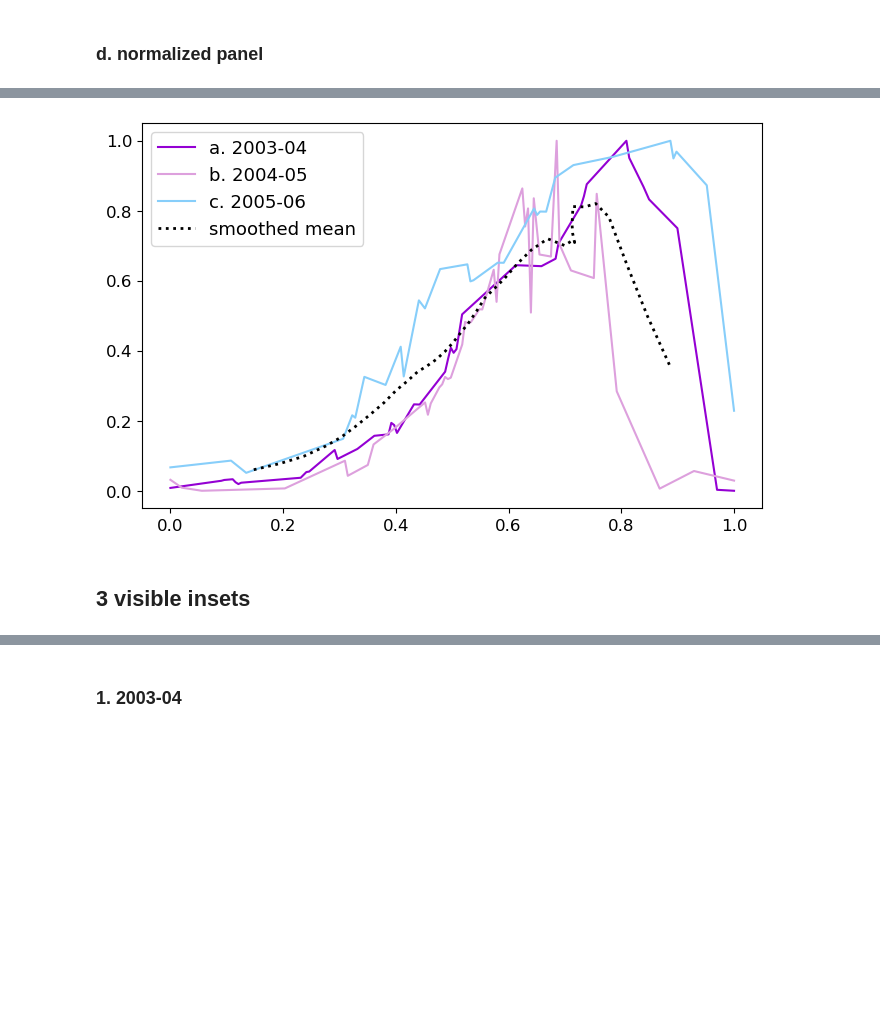
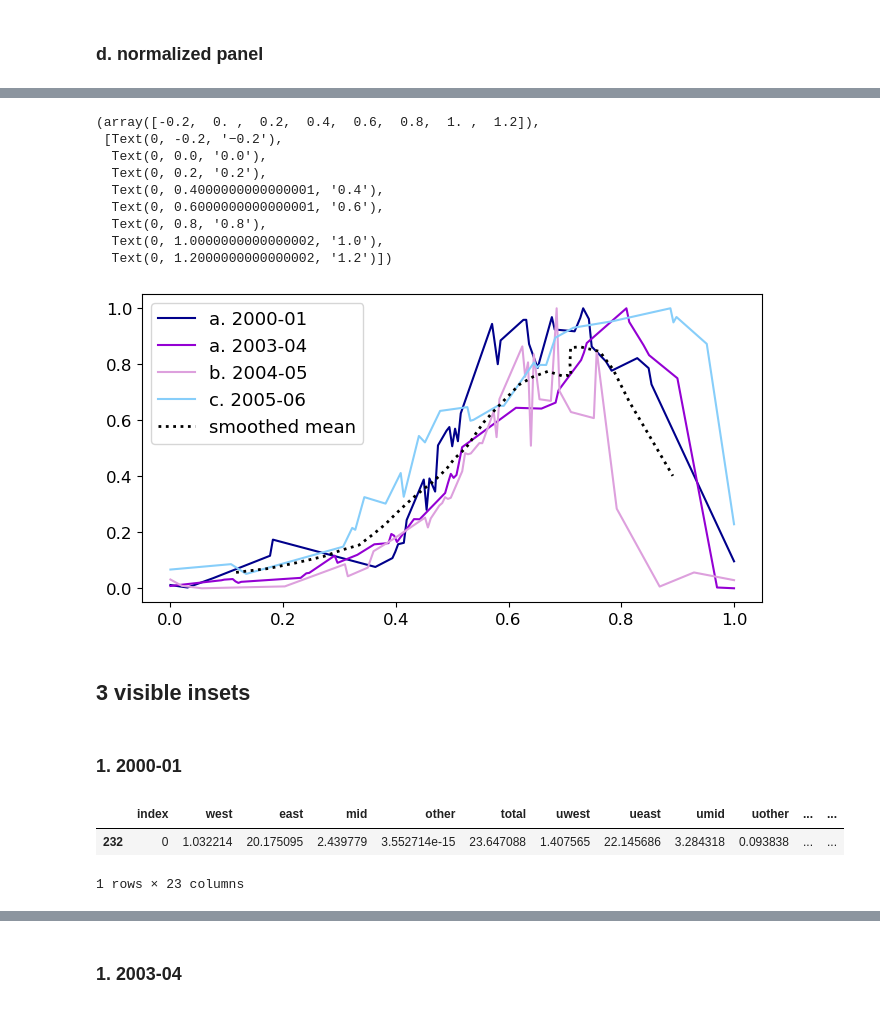
Before and after one commit to elenasavidge/polynyatimeseries, a Jupyter notebook: fig3.ipynb, the cells around one changed output, grey strips where cells are left out. Drawn from its saved outputs; the diff is of its cells as text; code cells hidden in the pictures; blank space fills up the shorter version.

```diff
--- a/fig3.ipynb
+++ b/fig3.ipynb
@@ -43,0 +46,3 @@ vis = pd.read_pickle('visible_area_effectivepixel_fixed_v2')
+# %%
+# contrain dates
+df2000_2001 = vis[(vis['Date']>='2000-6-1') & (vis['Date']<'2001-6-1')]
@@ -43,0 +71,12 @@ vis = pd.read_pickle('visible_area_effectivepixel_fixed_v2')
+# %%
+# check chnage in area from subsequent total rows
+df2000_2001['change']= (df2000_2001['total']-df2000_2001['total'].shift()) #km/2
+
+# Need to convert time delta column to integers for any subsequent calc
+df2000_2001['days'] = df2000_2001['time_diff'].dt.days
+
+# Get rate (km2/day) of change between measurements
+df2000_2001['change_rate']= (df2000_2001['change']/df2000_2001['days']) #km2/day
+
+# sort by ascending date
+df2000_2001.sort_values(by='Date').head()
@@ -343,6 +451,7 @@ growthrate0506
 ### d. normalized panel
 # %%
 # make sure ordered by date
+df2000_2001 = df2000_2001.sort_values(by='Date') # add
 df2003_2004 = df2003_2004.sort_values(by='Date')
 df2004_2005 = df2004_2005.sort_values(by='Date')
 df2005_2006 = df2005_2006.sort_values(by='Date')
@@ -352,6 +461,8 @@ df2005_2006 = df2005_2006.sort_values(by='Date')
 # Normalize
 
 # y axis by max area
+df2000_2001['area_norm'] = (df2000_2001.total)/(df2000_2001.total.max()) #add
+
 df2003_2004['area_norm'] = (df2003_2004.total)/(df2003_2004.total.max())
 
 df2004_2005['area_norm'] = (df2004_2005.total)/(df2004_2005.total.max())
@@ -359,6 +470,9 @@ df2004_2005['area_norm'] = (df2004_2005.total)/(df2004_2005.total.max())
 df2005_2006['area_norm'] = (df2005_2006.total)/(df2005_2006.total.max())
 
 # x axis by days since open
+df2000_2001['days_since_open']= df2000_2001.Date - df2000_2001.Date.iloc[0]
+df2000_2001['time_norm'] = np.abs((df2000_2001['days_since_open'])/(df2000_2001['days_since_open'].max()))  #add
+
 df2003_2004['days_since_open']= df2003_2004.Date - df2003_2004.Date.iloc[0]
 df2003_2004['time_norm'] = np.abs((df2003_2004['days_since_open'])/(df2003_2004['days_since_open'].max()))
 
@@ -409,19 +550,40 @@ avg_norm.head(5)
 # %%
 #plt.figure(figsize=(9,3.5))
-plt.figure(figsize=(8,5))
+#plt.figure(figsize=(8,5))
+plt.figure(figsize=(8,4))
+plt.plot(df2000_2001['time_norm'],df2000_2001['area_norm'],linewidth =1.5,c='darkblue',label='a. 2000-01') #add
 plt.plot(df2003_2004['time_norm'],df2003_2004['area_norm'],linewidth =1.5,c='darkviolet',label='a. 2003-04')
 plt.plot(df2004_2005['time_norm'],df2004_2005['area_norm'],linewidth =1.5,c='plum',label='b. 2004-05')
 plt.plot(df2005_2006['time_norm'],df2005_2006['area_norm'],linewidth =1.5,c='lightskyblue',label='c. 2005-06')
 
 #plt.plot(avg_norm['meantime'],avg_norm['meanarea'],linewidth =3,c='k',linestyle=':',label='smoothed average')
 plt.plot(avg_norm['smoothtime'],avg_norm['smootharea'],linewidth =2,c='k',linestyle=':',label='smoothed mean')
 
 plt.legend(fontsize=13);plt.xticks(fontsize=12);plt.yticks(fontsize=12)
 #plt.ylabel('Normalized polynya area',fontsize=12);plt.xlabel('Normalized days since polynya opening',fontsize=12)
 #plt.show()
 
-#plt.savefig('polynya_norm.png', format='png', dpi=400)
+#plt.savefig('polynya_norm_add_elong.png', format='png', dpi=400)
 # %% [output]
+(array([-0.2,  0. ,  0.2,  0.4,  0.6,  0.8,  1. ,  1.2]),
+ [Text(0, -0.2, '−0.2'),
+  Text(0, 0.0, '0.0'),
+  Text(0, 0.2, '0.2'),
+  Text(0, 0.4000000000000001, '0.4'),
+  Text(0, 0.6000000000000001, '0.6'),
+  Text(0, 0.8, '0.8'),
+  Text(0, 1.0000000000000002, '1.0'),
+  Text(0, 1.2000000000000002, '1.2')])
-[figure, old version]
+[figure, new version]
 # %% [markdown]
 ## 3 visible insets
+# %% [markdown]
+### 1. 2000-01
+# %%
+max_0001
+
+# max area is on 2004-02-15
+# %% [output]
+|  | index | west | east | mid | other | total | uwest | ueast | umid | uother | ... | ... |
+| 232 | 0 | 1.032214 | 20.175095 | 2.439779 | 3.552714e-15 | 23.647088 | 1.407565 | 22.145686 | 3.284318 | 0.093838 | ... | ... |
+1 rows × 23 columns
```
Also changed, not shown: parts of 24 cells of this notebook, 1 other file.
